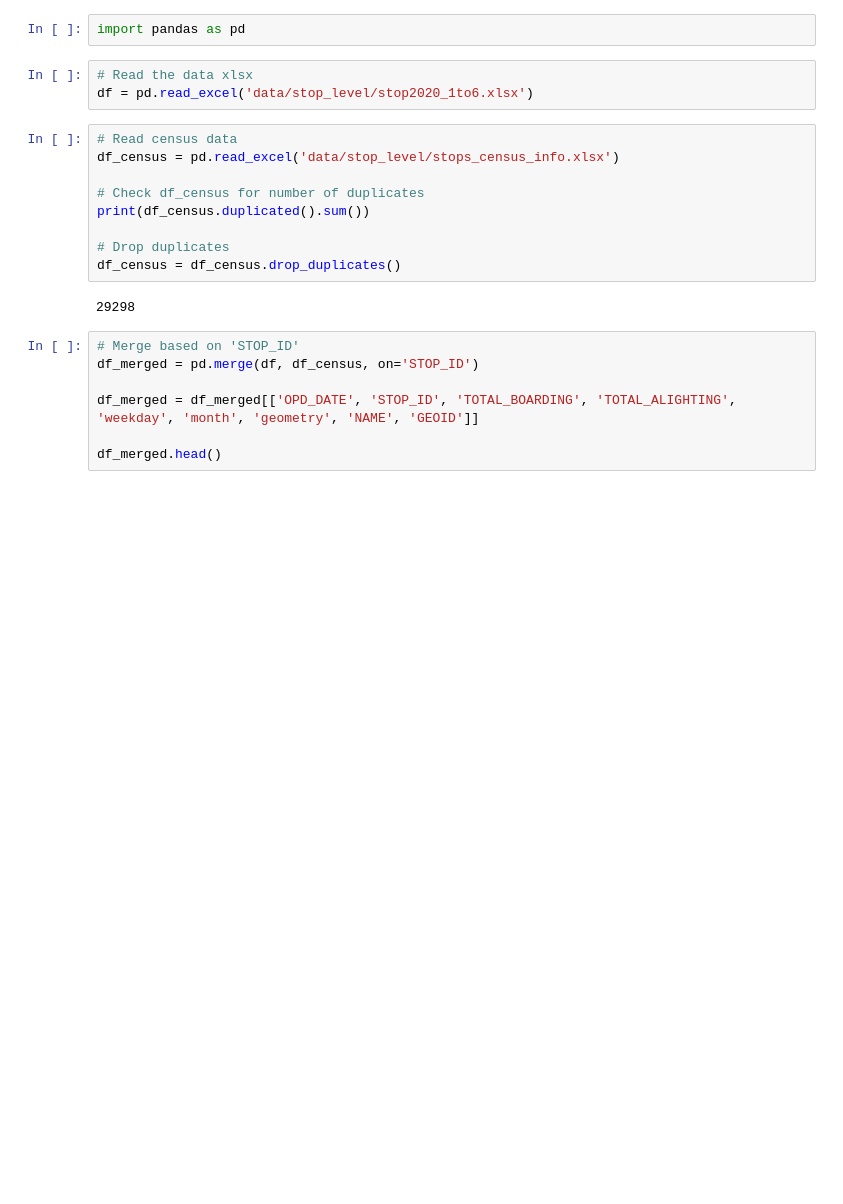
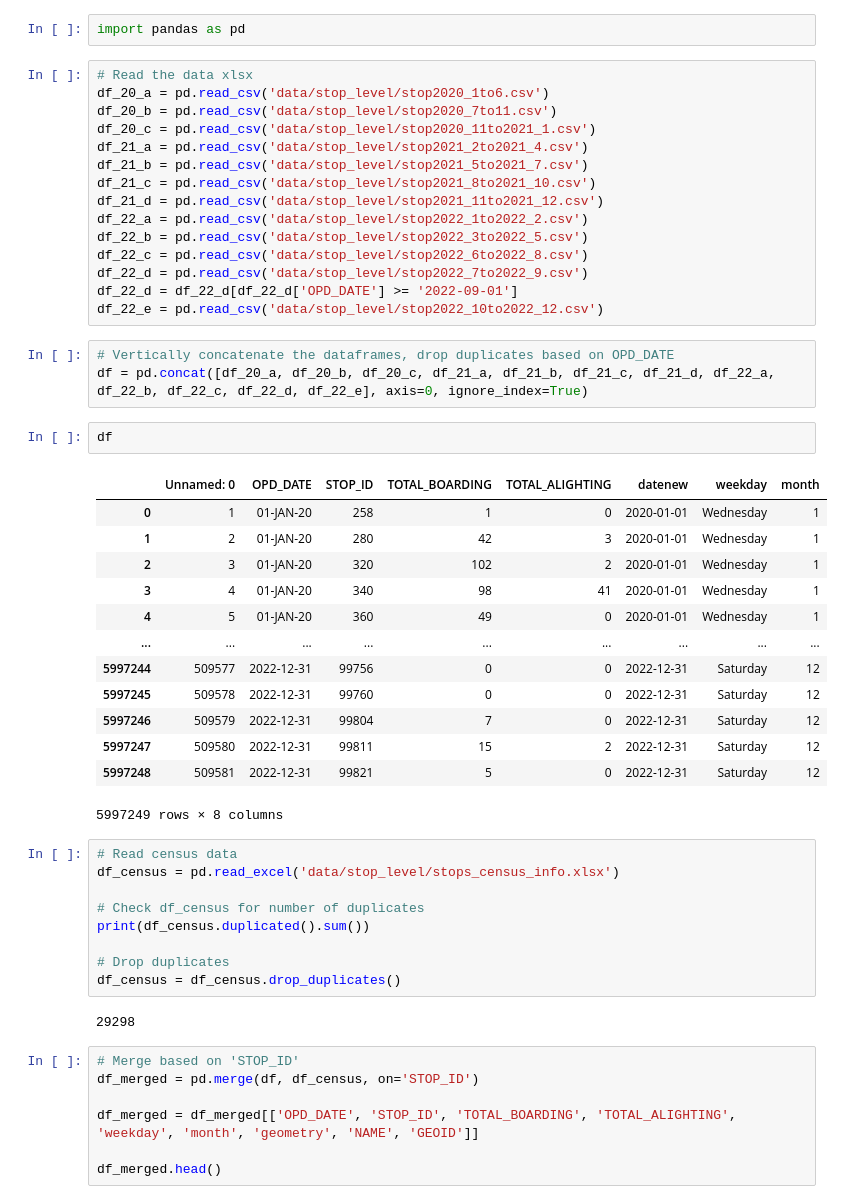
Before and after one commit to ekinugurel/TransitRecovery, a Jupyter notebook: merge_stop_census.ipynb, the cells around one changed output. Drawn from its saved outputs; the diff is of its cells as text; blank space fills up the shorter version.

Commit message:
merged all stops data

```diff
--- a/merge_stop_census.ipynb
+++ b/merge_stop_census.ipynb
@@ -1,8 +1,39 @@
 # %%
 import pandas as pd
-# %%
-# Read the data xlsx
-df = pd.read_excel('data/stop_level/stop2020_1to6.xlsx')
+# %%
+# Read the data xlsx
+df_20_a = pd.read_csv('data/stop_level/stop2020_1to6.csv')
+df_20_b = pd.read_csv('data/stop_level/stop2020_7to11.csv')
+df_20_c = pd.read_csv('data/stop_level/stop2020_11to2021_1.csv')
+df_21_a = pd.read_csv('data/stop_level/stop2021_2to2021_4.csv')
+df_21_b = pd.read_csv('data/stop_level/stop2021_5to2021_7.csv')
+df_21_c = pd.read_csv('data/stop_level/stop2021_8to2021_10.csv')
+df_21_d = pd.read_csv('data/stop_level/stop2021_11to2021_12.csv')
+df_22_a = pd.read_csv('data/stop_level/stop2022_1to2022_2.csv')
+df_22_b = pd.read_csv('data/stop_level/stop2022_3to2022_5.csv')
+df_22_c = pd.read_csv('data/stop_level/stop2022_6to2022_8.csv')
+df_22_d = pd.read_csv('data/stop_level/stop2022_7to2022_9.csv')
+df_22_d = df_22_d[df_22_d['OPD_DATE'] >= '2022-09-01']
+df_22_e = pd.read_csv('data/stop_level/stop2022_10to2022_12.csv')
+# %%
+# Vertically concatenate the dataframes, drop duplicates based on OPD_DATE
+df = pd.concat([df_20_a, df_20_b, df_20_c, df_21_a, df_21_b, df_21_c, df_21_d, df_22_a, df_22_b, df_22_c, df_22_d, df_22_e], axis=0, ignore_index=True)
+# %%
+df
+# %% [output]
+|  | Unnamed: 0 | OPD_DATE | STOP_ID | TOTAL_BOARDING | TOTAL_ALIGHTING | datenew | weekday | month |
+| 0 | 1 | 01-JAN-20 | 258 | 1 | 0 | 2020-01-01 | Wednesday | 1 |
+| 1 | 2 | 01-JAN-20 | 280 | 42 | 3 | 2020-01-01 | Wednesday | 1 |
+| 2 | 3 | 01-JAN-20 | 320 | 102 | 2 | 2020-01-01 | Wednesday | 1 |
+| 3 | 4 | 01-JAN-20 | 340 | 98 | 41 | 2020-01-01 | Wednesday | 1 |
+| 4 | 5 | 01-JAN-20 | 360 | 49 | 0 | 2020-01-01 | Wednesday | 1 |
+| ... | ... | ... | ... | ... | ... | ... | ... | ... |
+| 5997244 | 509577 | 2022-12-31 | 99756 | 0 | 0 | 2022-12-31 | Saturday | 12 |
+| 5997245 | 509578 | 2022-12-31 | 99760 | 0 | 0 | 2022-12-31 | Saturday | 12 |
+| 5997246 | 509579 | 2022-12-31 | 99804 | 7 | 0 | 2022-12-31 | Saturday | 12 |
+| 5997247 | 509580 | 2022-12-31 | 99811 | 15 | 2 | 2022-12-31 | Saturday | 12 |
+| 5997248 | 509581 | 2022-12-31 | 99821 | 5 | 0 | 2022-12-31 | Saturday | 12 |
+5997249 rows × 8 columns
 # %%
 # Read census data
 df_census = pd.read_excel('data/stop_level/stops_census_info.xlsx')
```
